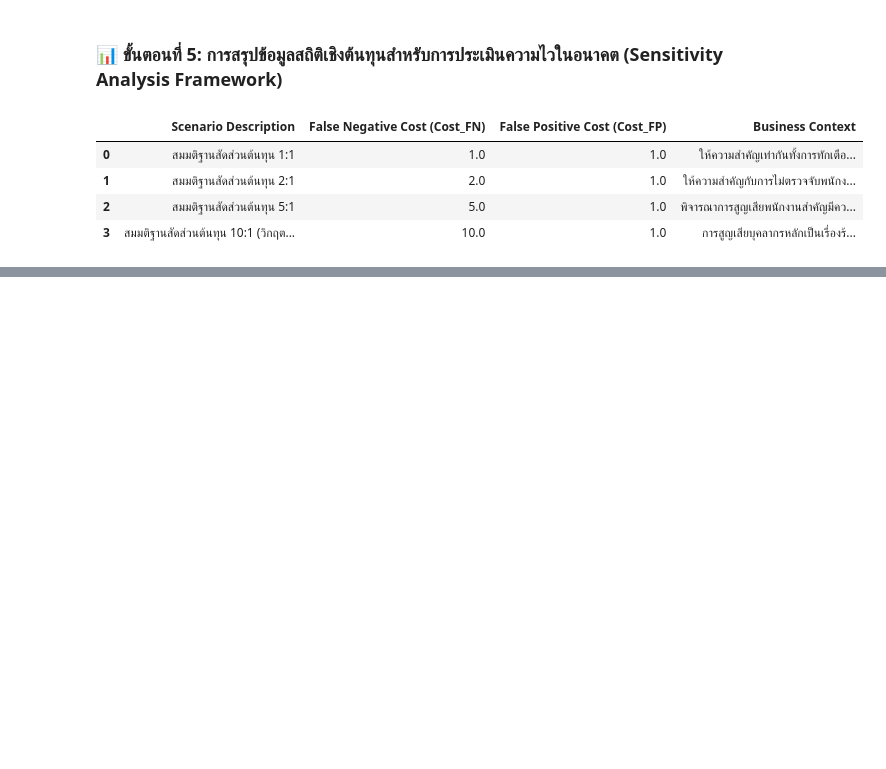
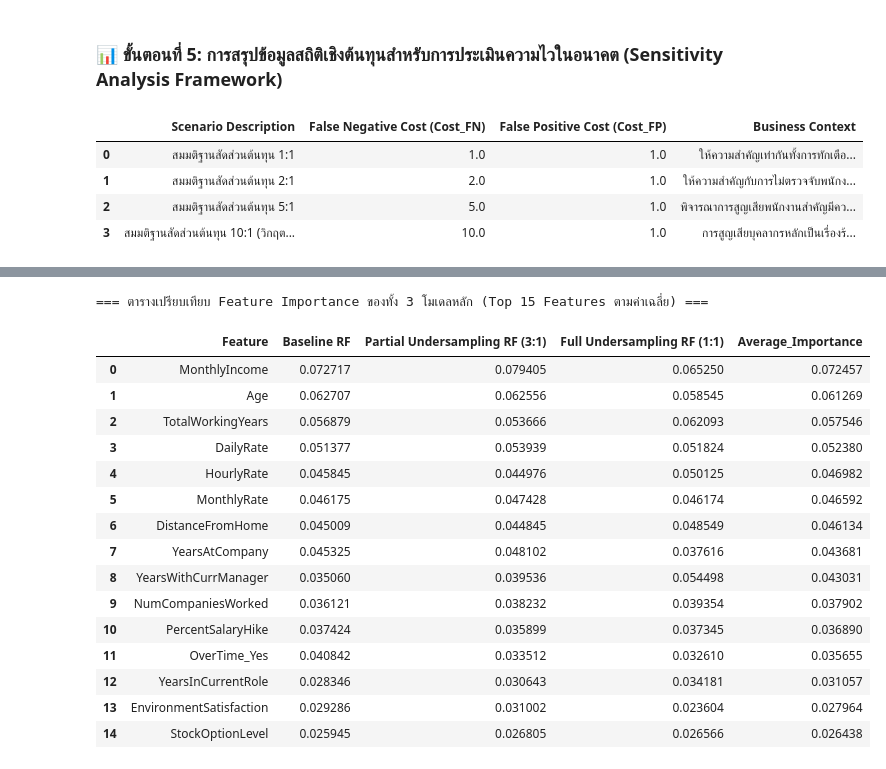
Before and after one commit to rtmyy/master-is-project, a Jupyter notebook: kaggle_dataset.ipynb, the cells around one changed output, grey strips where cells are left out. Cells and saved outputs as stored; diff of their text form; code cells hidden in the pictures; blank space fills up the shorter version.

```diff
--- a/kaggle_dataset.ipynb
+++ b/kaggle_dataset.ipynb
@@ -2404,0 +2564,46 @@ display(df_cost_scenarios)
+# %%
+import pandas as pd
+import numpy as np
+import matplotlib.pyplot as plt
+import seaborn as sns
+
+# 1. ดึงชื่อคุณลักษณะที่ผ่านการแปลงทั้งหมด
+pipeline_baseline = final_pipelines['Baseline RF']
+preprocessor_step = pipeline_baseline.named_steps['preprocessor']
+encoded_cat_features = preprocessor_step.named_transformers_['cat'].get_feature_names_out(categorical_cols).tolist()
+all_feature_names = encoded_cat_features + numeric_cols
+
+# 2. ดึง Feature Importance จากทั้ง 3 โมเดล
+importance_data = {'Feature': all_feature_names}
+
+for strategy_name in ['Baseline RF', 'Partial Undersampling RF (3:1)', 'Full Undersampling RF (1:1)']:
+    model = final_pipelines[strategy_name].named_steps['rf']
+    importance_data[strategy_name] = model.feature_importances_
+
+# แปลงเป็น DataFrame
+df_importance_comp = pd.DataFrame(importance_data)
+
+# คำนวณค่าเฉลี่ยความสำคัญของทุกโมเดลเพื่อใช้จัดกลุ่มอันดับสูงสุดในการพล็อต
+df_importance_comp['Average_Importance'] = df_importance_comp[['Baseline RF', 'Partial Undersampling RF (3:1)', 'Full Undersampling RF (1:1)']].mean(axis=1)
+df_importance_comp = df_importance_comp.sort_values(by='Average_Importance', ascending=False).reset_index(drop=True)
+
+print("=== ตารางเปรียบเทียบ Feature Importance ของทั้ง 3 โมเดลหลัก (Top 15 Features ตามค่าเฉลี่ย) ===")
+display(df_importance_comp.head(15))
+# %% [output]
+=== ตารางเปรียบเทียบ Feature Importance ของทั้ง 3 โมเดลหลัก (Top 15 Features ตามค่าเฉลี่ย) ===
+|  | Feature | Baseline RF | Partial Undersampling RF (3:1) | Full Undersampling RF (1:1) | Average_Importance |
+| 0 | MonthlyIncome | 0.072717 | 0.079405 | 0.065250 | 0.072457 |
+| 1 | Age | 0.062707 | 0.062556 | 0.058545 | 0.061269 |
+| 2 | TotalWorkingYears | 0.056879 | 0.053666 | 0.062093 | 0.057546 |
+| 3 | DailyRate | 0.051377 | 0.053939 | 0.051824 | 0.052380 |
+| 4 | HourlyRate | 0.045845 | 0.044976 | 0.050125 | 0.046982 |
+| 5 | MonthlyRate | 0.046175 | 0.047428 | 0.046174 | 0.046592 |
+| 6 | DistanceFromHome | 0.045009 | 0.044845 | 0.048549 | 0.046134 |
+| 7 | YearsAtCompany | 0.045325 | 0.048102 | 0.037616 | 0.043681 |
+| 8 | YearsWithCurrManager | 0.035060 | 0.039536 | 0.054498 | 0.043031 |
+| 9 | NumCompaniesWorked | 0.036121 | 0.038232 | 0.039354 | 0.037902 |
+| 10 | PercentSalaryHike | 0.037424 | 0.035899 | 0.037345 | 0.036890 |
+| 11 | OverTime_Yes | 0.040842 | 0.033512 | 0.032610 | 0.035655 |
+| 12 | YearsInCurrentRole | 0.028346 | 0.030643 | 0.034181 | 0.031057 |
+| 13 | EnvironmentSatisfaction | 0.029286 | 0.031002 | 0.023604 | 0.027964 |
+| 14 | StockOptionLevel | 0.025945 | 0.026805 | 0.026566 | 0.026438 |
```
Also changed, not shown: parts of 7 cells of this notebook.
